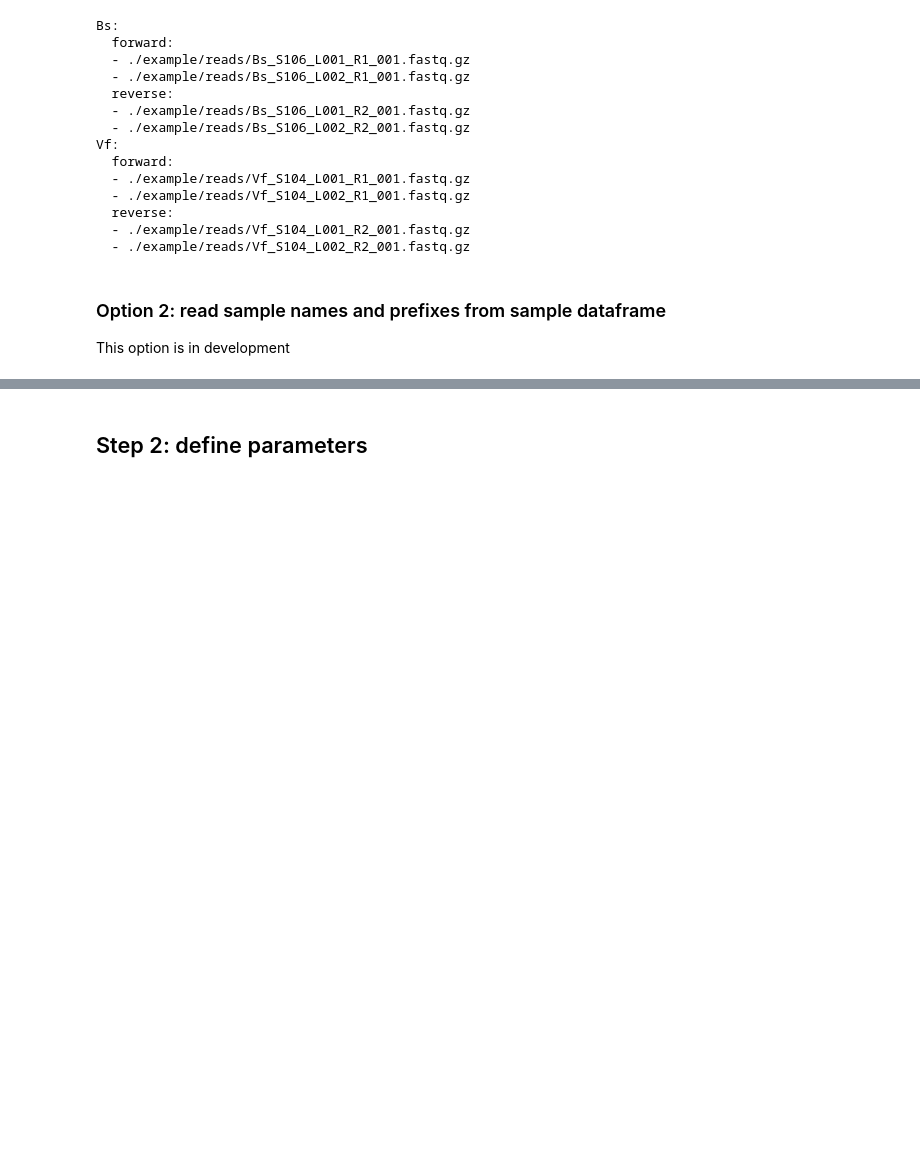
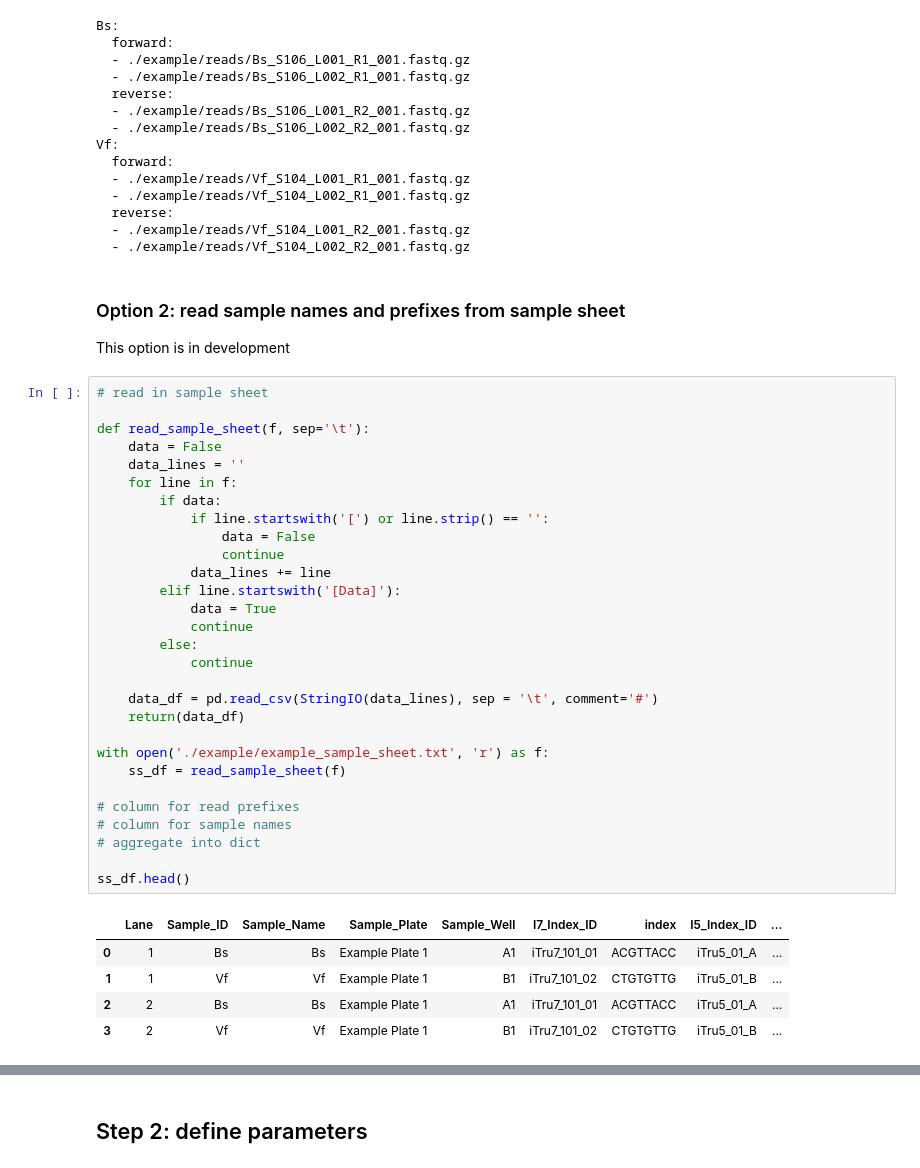
Before and after one commit to tanaes/snakemake_assemble, a Jupyter notebook: easy_config_prep.ipynb, the cells around one changed output, grey strips where cells are left out. Drawn from its saved outputs; the diff is of its cells as text; blank space fills up the shorter version.

```diff
--- a/easy_config_prep.ipynb
+++ b/easy_config_prep.ipynb
@@ -367,6 +368,41 @@ Vf:
   - ./example/reads/Vf_S104_L001_R2_001.fastq.gz
   - ./example/reads/Vf_S104_L002_R2_001.fastq.gz
 # %% [markdown]
-### Option 2: read sample names and prefixes from sample dataframe
+### Option 2: read sample names and prefixes from sample sheet
 
 This option is in development
+# %%
+# read in sample sheet
+
+def read_sample_sheet(f, sep='\t'):
+    data = False
+    data_lines = ''
+    for line in f:
+        if data:
+            if line.startswith('[') or line.strip() == '':
+                data = False
+                continue
+            data_lines += line
+        elif line.startswith('[Data]'):
+            data = True
+            continue
+        else:
+            continue
+
+    data_df = pd.read_csv(StringIO(data_lines), sep = '\t', comment='#')
+    return(data_df)
+
+with open('./example/example_sample_sheet.txt', 'r') as f:
+    ss_df = read_sample_sheet(f)
+
+# column for read prefixes
+# column for sample names
+# aggregate into dict
+
+ss_df.head()
+# %% [output]
+|  | Lane | Sample_ID | Sample_Name | Sample_Plate | Sample_Well | I7_Index_ID | index | I5_Index_ID | ... |
+| 0 | 1 | Bs | Bs | Example Plate 1 | A1 | iTru7_101_01 | ACGTTACC | iTru5_01_A | ... |
+| 1 | 1 | Vf | Vf | Example Plate 1 | B1 | iTru7_101_02 | CTGTGTTG | iTru5_01_B | ... |
+| 2 | 2 | Bs | Bs | Example Plate 1 | A1 | iTru7_101_01 | ACGTTACC | iTru5_01_A | ... |
+| 3 | 2 | Vf | Vf | Example Plate 1 | B1 | iTru7_101_02 | CTGTGTTG | iTru5_01_B | ... |
```
Also changed, not shown: parts of 6 cells of this notebook, 1 other file.
